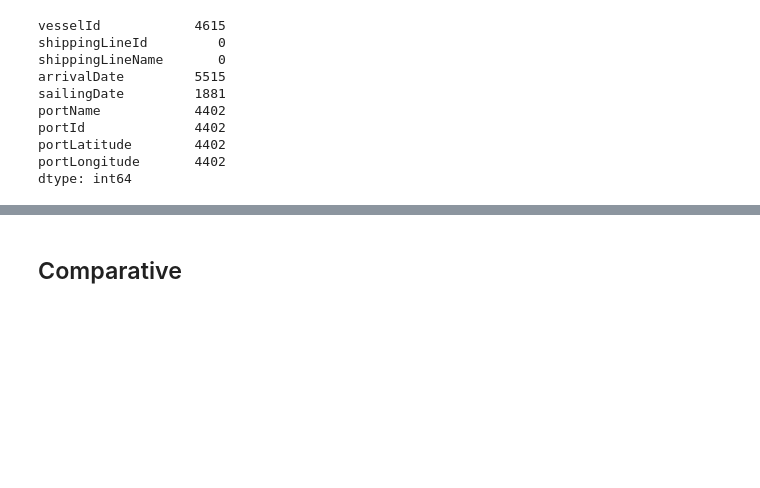
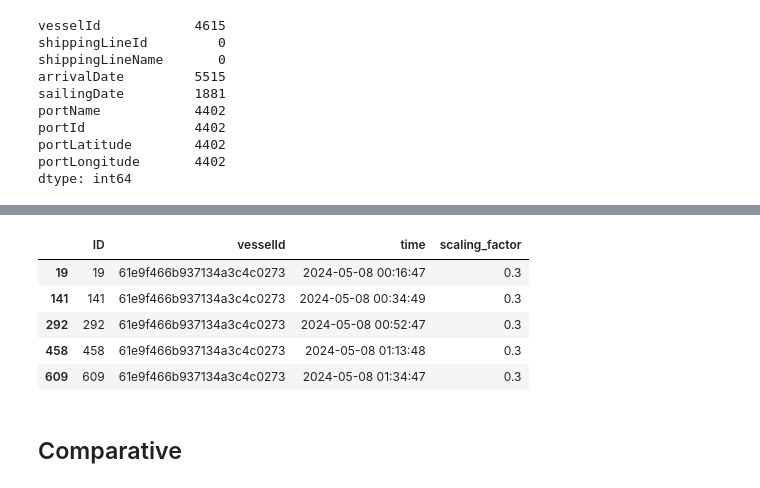
Before and after one commit to alexandersundquist/TDT4173-Modern-Machine-Learning-In-Practice-Project, a Jupyter notebook: EDA.ipynb, the cells around one changed output, grey strips where cells are left out. Saved outputs shown, nothing was run; the diff lists cells and outputs as text; code cells hidden in the pictures; blank space fills up the shorter version.

```diff
--- a/EDA.ipynb
+++ b/EDA.ipynb
@@ -316,3 +348,17 @@ dtype: int64
+# %%
+# Took out the rows for vessel 61e9f466b937134a3c4c0273 in test
+mask = X_test['vesselId'].values == '61e9f466b937134a3c4c0273'
+
+df_test_vessel_61e9f466b937134a3c4c0273 = X_test.loc[mask]
+
+df_test_vessel_61e9f466b937134a3c4c0273.head()
+# %% [output]
+|  | ID | vesselId | time | scaling_factor |
+| 19 | 19 | 61e9f466b937134a3c4c0273 | 2024-05-08 00:16:47 | 0.3 |
+| 141 | 141 | 61e9f466b937134a3c4c0273 | 2024-05-08 00:34:49 | 0.3 |
+| 292 | 292 | 61e9f466b937134a3c4c0273 | 2024-05-08 00:52:47 | 0.3 |
+| 458 | 458 | 61e9f466b937134a3c4c0273 | 2024-05-08 01:13:48 | 0.3 |
+| 609 | 609 | 61e9f466b937134a3c4c0273 | 2024-05-08 01:34:47 | 0.3 |
 # %% [markdown]
 ## Comparative
 # %%
```
Also changed, not shown: parts of 15 cells of this notebook, 2 other files.
